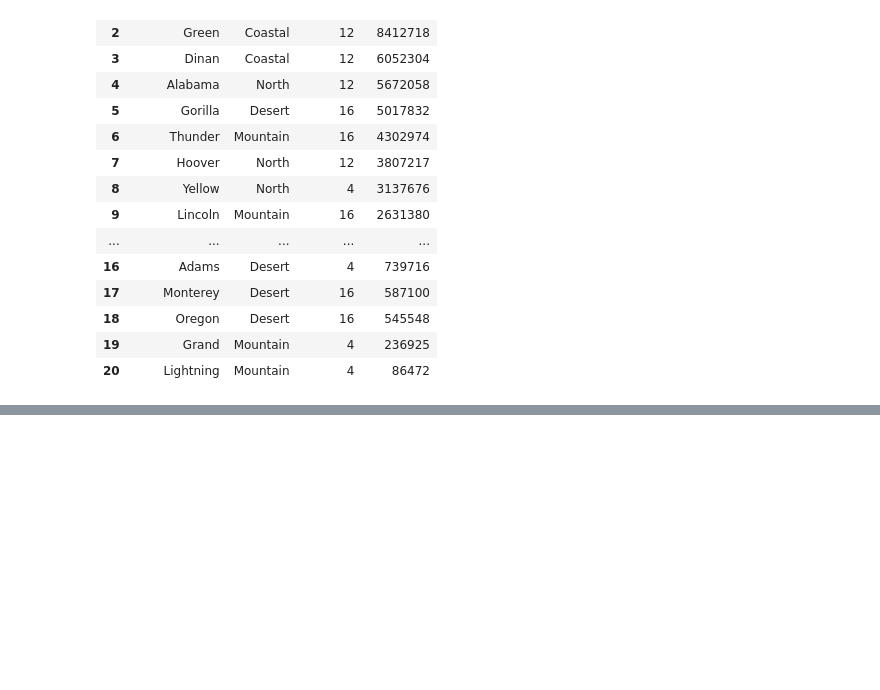
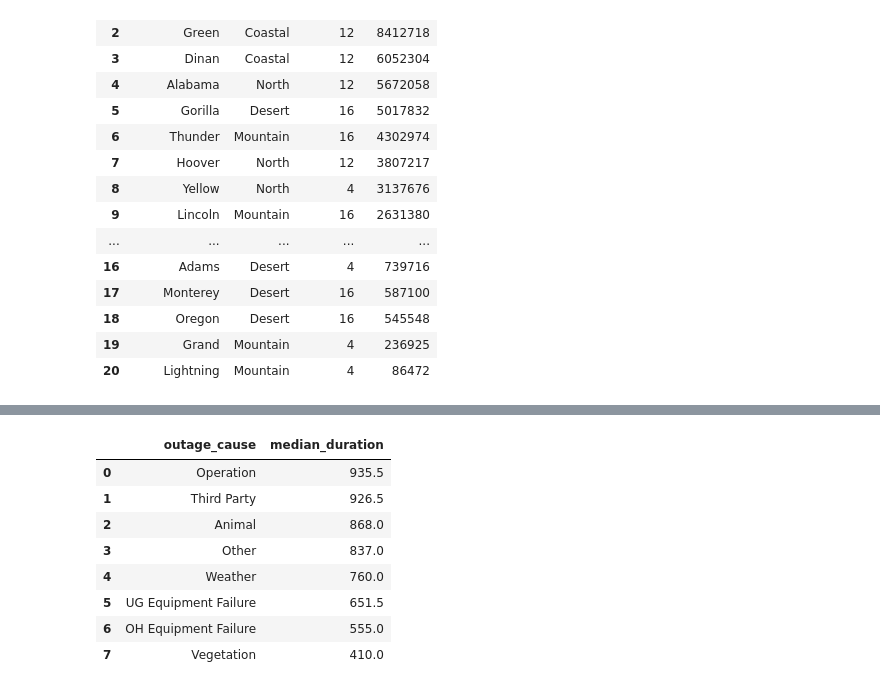
Before and after one commit to GerardoG2/ITC-2025, a Jupyter notebook: circuit-outage-analysis.ipynb, the cells around one changed output, grey strips where cells are left out. Cells and saved outputs as stored; diff of their text form; code cells hidden in the pictures; blank space fills up the shorter version.

```diff
--- a/circuit-outage-analysis.ipynb
+++ b/circuit-outage-analysis.ipynb
@@ -345 +359,22 @@ outage_cause_avg_duration = (
+# %%
+#  Outage Cause Median Duration Per Outage - 2024
+outage_cause_median_duration = (
+    merged
+    .groupby('outage_cause')['outage_duration']
+    .median()
+    .reset_index(name='median_duration')
+    .sort_values(by='median_duration', ascending = False)
+    .reset_index(drop=True)
+)
+outage_cause_median_duration
+# %% [output]
+|  | outage_cause | median_duration |
+| 0 | Operation | 935.5 |
+| 1 | Third Party | 926.5 |
+| 2 | Animal | 868.0 |
+| 3 | Other | 837.0 |
+| 4 | Weather | 760.0 |
+| 5 | UG Equipment Failure | 651.5 |
+| 6 | OH Equipment Failure | 555.0 |
+| 7 | Vegetation | 410.0 |
 # %%
```
Also changed, not shown: parts of 20 cells of this notebook.
